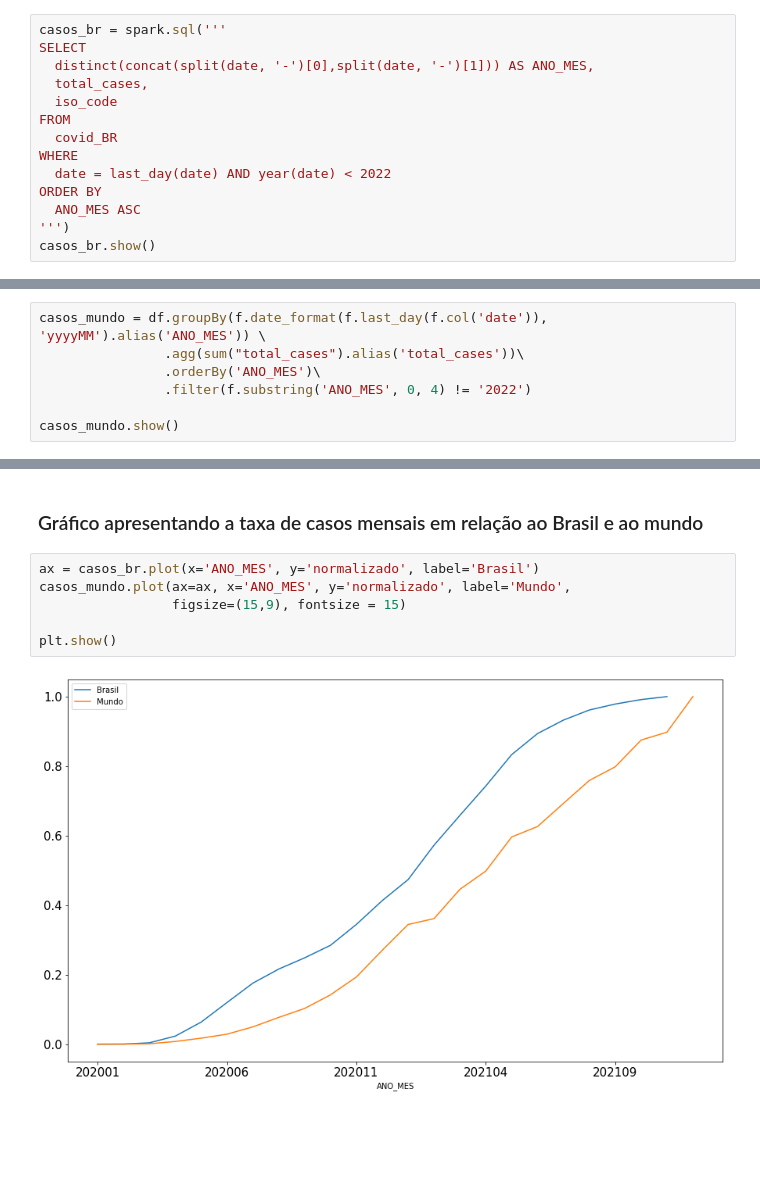
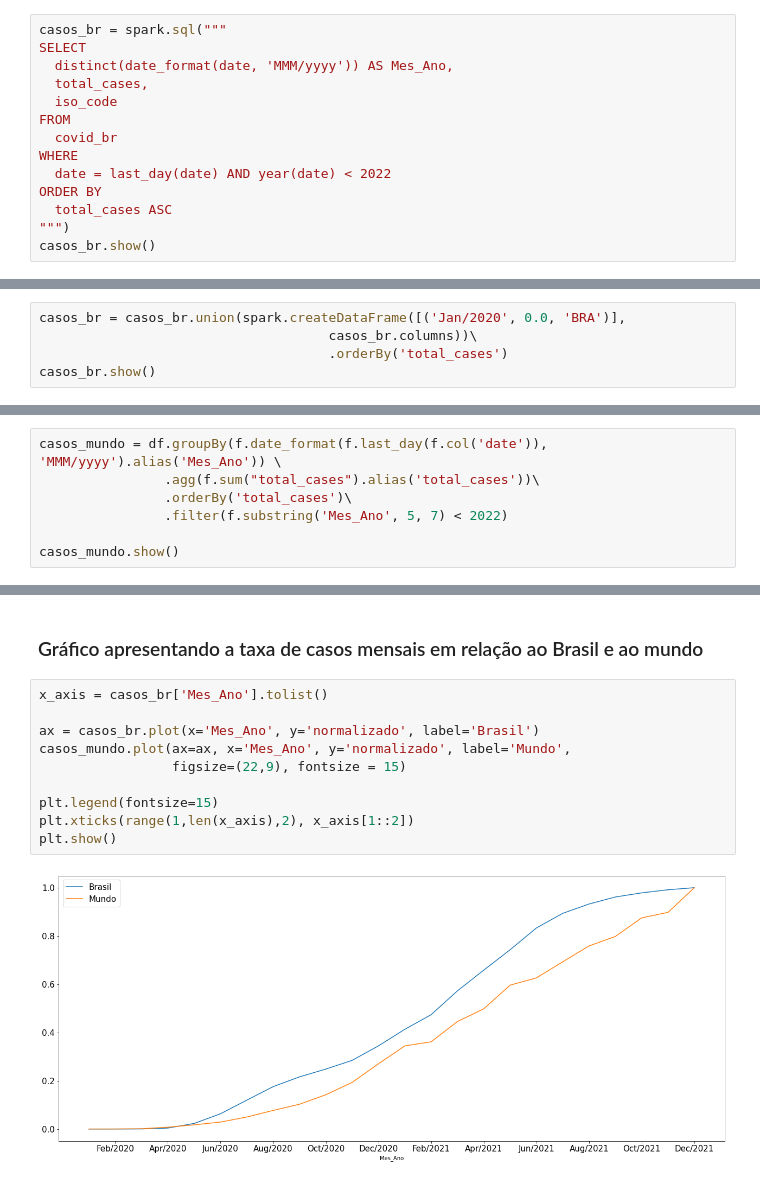
Before and after one commit to cgmoraes/Covid_Brasil, a Jupyter notebook: Projeto.ipynb, the cells around one changed output, grey strips where cells are left out. Cells and saved outputs as stored; diff of their text form; blank space fills up the shorter version.

```diff
--- a/Projeto.ipynb
+++ b/Projeto.ipynb
@@ -77,17 +152,17 @@ df_br.createOrReplaceTempView('covid_BR')
 # %% [markdown]
 ### Separação do total de casos do Brasil por mês nos anos de 2020 e 2021
 # %%
-casos_br = spark.sql('''
+casos_br = spark.sql("""
 SELECT
-  distinct(concat(split(date, '-')[0],split(date, '-')[1])) AS ANO_MES,
+  distinct(date_format(date, 'MMM/yyyy')) AS Mes_Ano,
   total_cases,
   iso_code
 FROM
-  covid_BR
+  covid_br
 WHERE
   date = last_day(date) AND year(date) < 2022
 ORDER BY
-  ANO_MES ASC
-''')
+  total_cases ASC
+""")
 casos_br.show()
 # %% [output]
@@ -110,0 +186,5 @@ only showing top 20 rows
+# %%
+casos_br = casos_br.union(spark.createDataFrame([('Jan/2020', 0.0, 'BRA')],
+                                     casos_br.columns))\
+                                     .orderBy('total_cases')
+casos_br.show()
@@ -111,10 +209,10 @@ only showing top 20 rows
 # %% [markdown]
 ### Separação do total de casos do mundo por mês nos anos de 2020 e 2021
 # %%
-casos_mundo = df.groupBy(f.date_format(f.last_day(f.col('date')), 'yyyyMM').alias('ANO_MES')) \
-                .agg(sum("total_cases").alias('total_cases'))\
-                .orderBy('ANO_MES')\
-                .filter(f.substring('ANO_MES', 0, 4) != '2022')
+casos_mundo = df.groupBy(f.date_format(f.last_day(f.col('date')), 'MMM/yyyy').alias('Mes_Ano')) \
+                .agg(f.sum("total_cases").alias('total_cases'))\
+                .orderBy('total_cases')\
+                .filter(f.substring('Mes_Ano', 5, 7) < 2022)
 
 casos_mundo.show()
 # %% [output]
@@ -151,10 +249,14 @@ casos_mundo['normalizado'] = normalizado_mundo
 # %% [markdown]
 ### Gráfico apresentando a taxa de casos mensais em relação ao Brasil e ao mundo
 # %%
-ax = casos_br.plot(x='ANO_MES', y='normalizado', label='Brasil')
-casos_mundo.plot(ax=ax, x='ANO_MES', y='normalizado', label='Mundo',
-                 figsize=(15,9), fontsize = 15)
+x_axis = casos_br['Mes_Ano'].tolist()
 
+ax = casos_br.plot(x='Mes_Ano', y='normalizado', label='Brasil')
+casos_mundo.plot(ax=ax, x='Mes_Ano', y='normalizado', label='Mundo',
+                 figsize=(22,9), fontsize = 15)
+
+plt.legend(fontsize=15)
+plt.xticks(range(1,len(x_axis),2), x_axis[1::2])
 plt.show()
 # %% [output]
-[figure, old version]
+[figure, new version]
```
Also changed, not shown: parts of 13 cells of this notebook.
